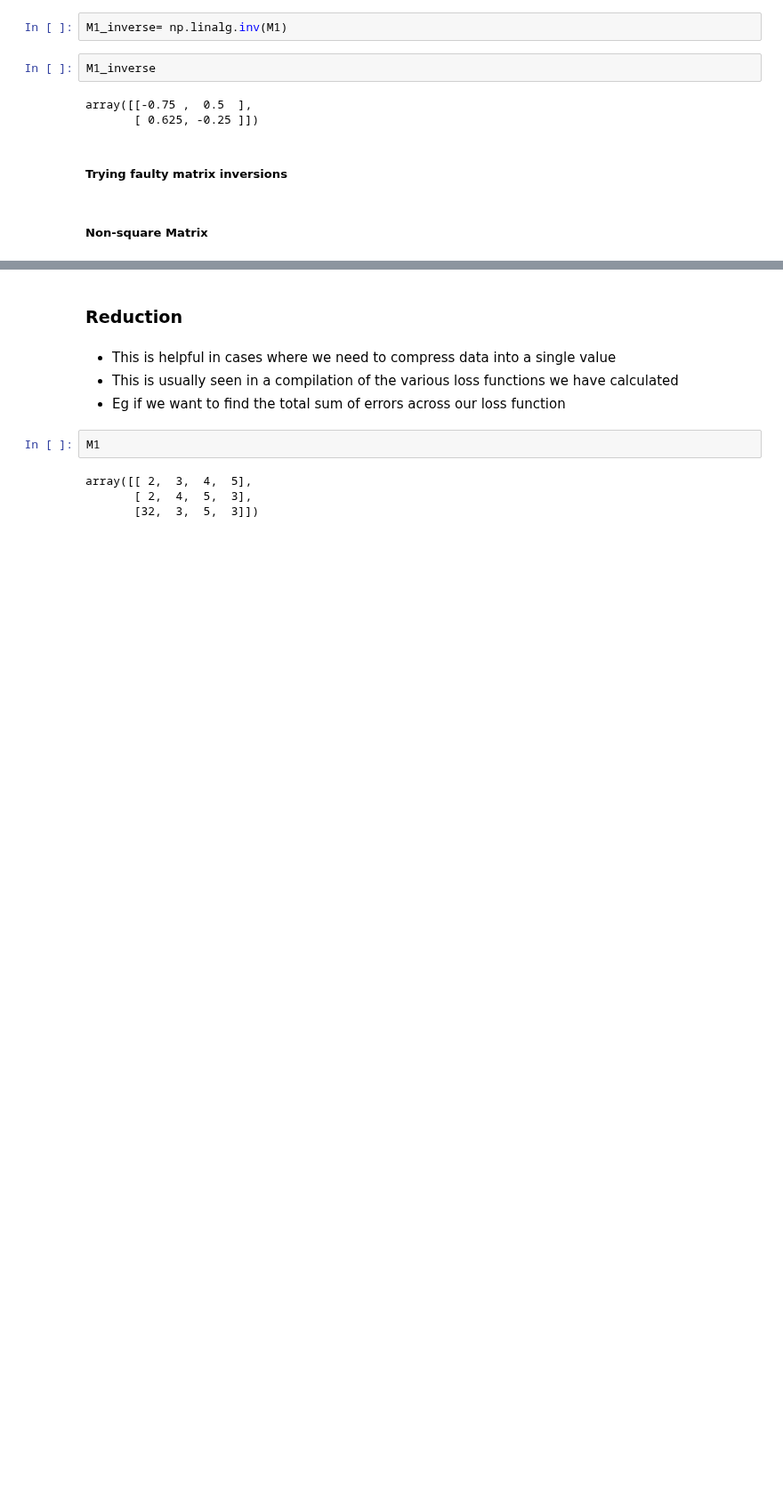
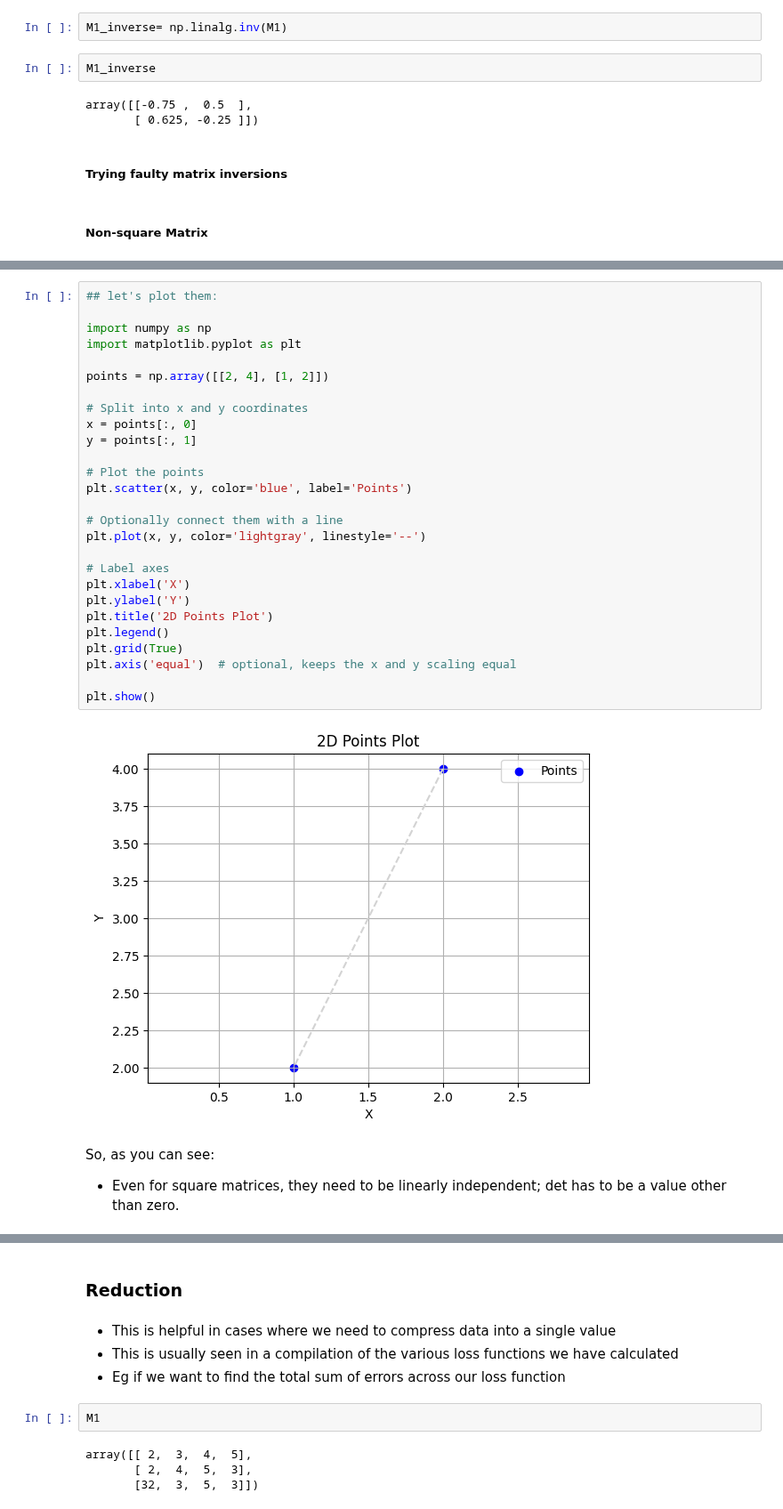
Before and after one commit to Greg-Art/Math-For-ML, a Jupyter notebook: Linear Algebra for ML.ipynb, the cells around one changed output, grey strips where cells are left out. Shown at 89% size. Saved outputs shown, nothing was run; the diff lists cells and outputs as text; blank space fills up the shorter version.

```diff
--- a/Linear Algebra for ML.ipynb
+++ b/Linear Algebra for ML.ipynb
@@ -438,0 +457,34 @@ array([[-0.75 ,  0.5  ],
+# %%
+## let's plot them:
+
+import numpy as np
+import matplotlib.pyplot as plt
+
+points = np.array([[2, 4], [1, 2]])
+
+# Split into x and y coordinates
+x = points[:, 0]
+y = points[:, 1]
+
+# Plot the points
+plt.scatter(x, y, color='blue', label='Points')
+
+# Optionally connect them with a line
+plt.plot(x, y, color='lightgray', linestyle='--')
+
+# Label axes
+plt.xlabel('X')
+plt.ylabel('Y')
+plt.title('2D Points Plot')
+plt.legend()
+plt.grid(True)
+plt.axis('equal')  # optional, keeps the x and y scaling equal
+
+plt.show()
+# %% [output]
+[figure, added]
+# %% [markdown]
+
+So, as you can see:
+
+- Even for square matrices, they need to be linearly independent; det has to be a value other than zero.
```
Also changed, not shown: parts of 11 cells of this notebook.
